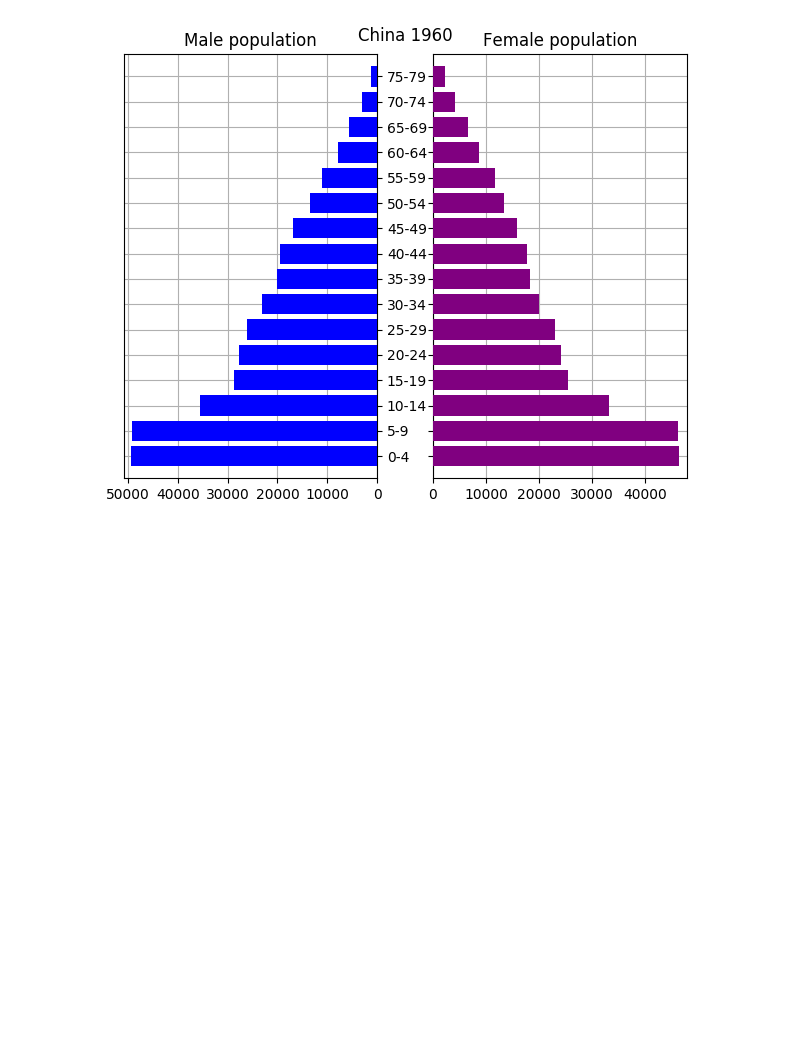
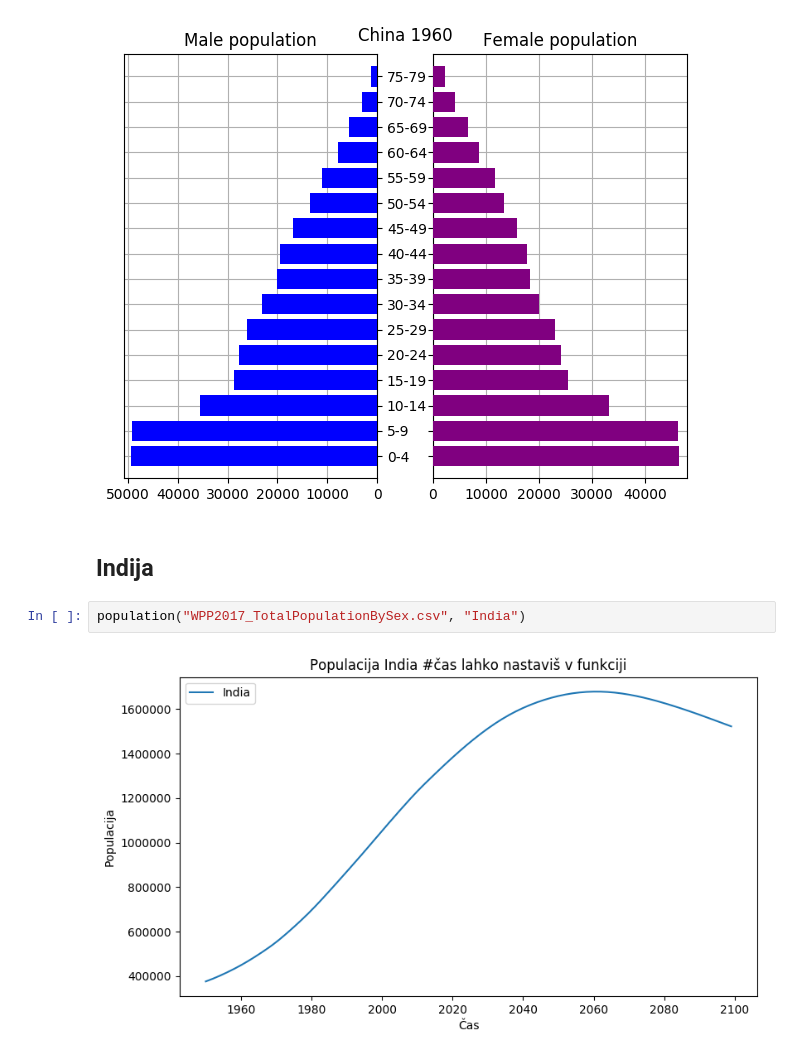
Before and after one commit to MaticSincek/PR18JJMSTB, a Jupyter notebook: vmesno-poročilo.ipynb, the cells around one changed output. Drawn from its saved outputs; the diff is of its cells as text; blank space fills up the shorter version.

```diff
--- a/vmesno-poročilo.ipynb
+++ b/vmesno-poročilo.ipynb
@@ -617,3 +617,9 @@ ageGroupVisualisation("WPP2017_PopulationByAgeSex_Medium.csv", 2018, "China")
 ageGroupVisualisation("WPP2017_PopulationByAgeSex_Medium.csv", 1960, "China")
 # %% [output]
 [figure]
+# %% [markdown]
+<h2> Indija </h2>
+# %%
+population("WPP2017_TotalPopulationBySex.csv", "India")
+# %% [output]
+[figure, added]
```
Also changed, not shown: parts of 14 cells of this notebook.
